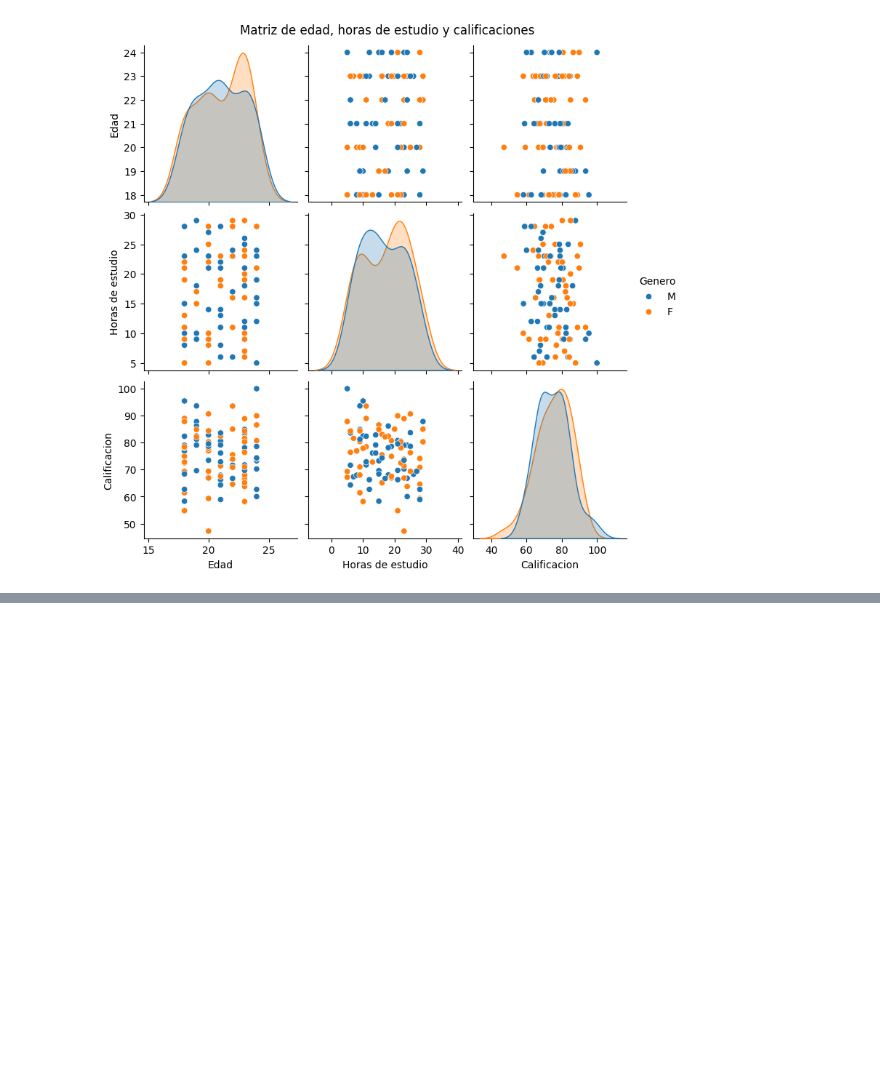
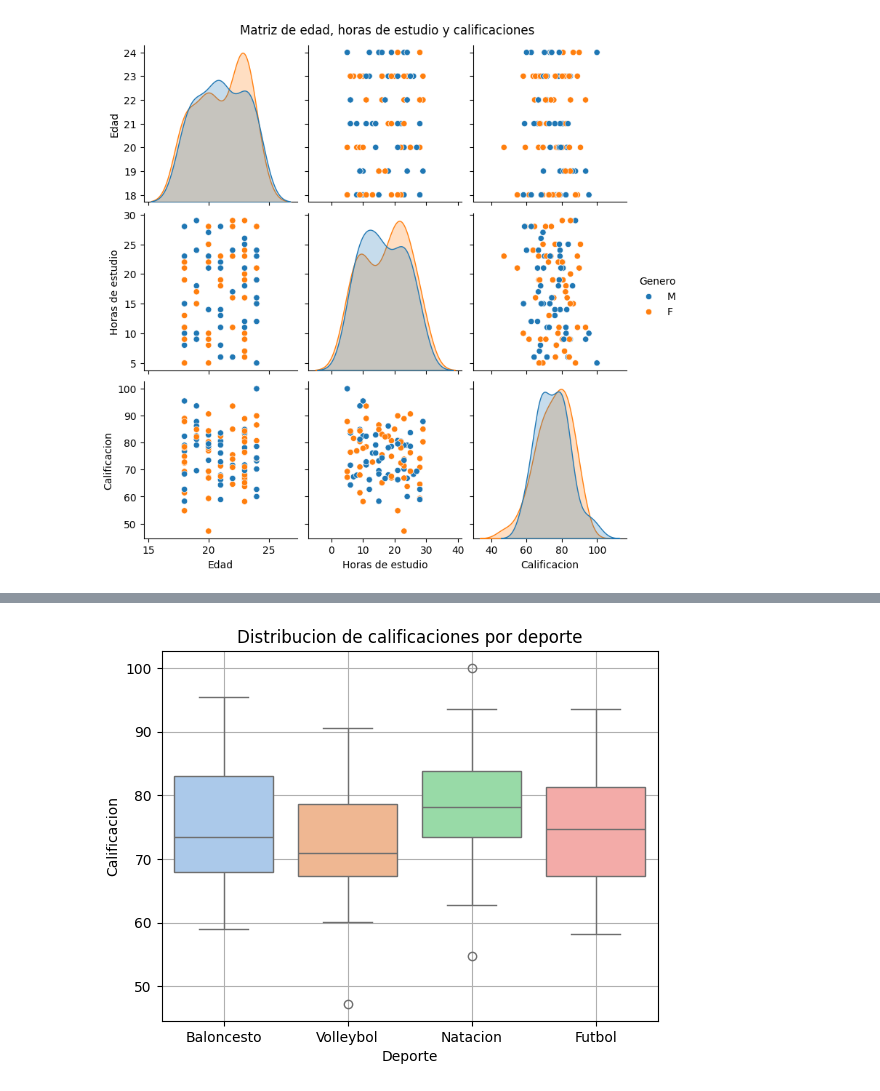
Before and after one commit to MattZG/Portafolio, a Jupyter notebook: Modulo_4.ipynb, the cells around one changed output, grey strips where cells are left out. Drawn from its saved outputs; the diff is of its cells as text; code cells hidden in the pictures; blank space fills up the shorter version.

```diff
--- a/Modulo_4.ipynb
+++ b/Modulo_4.ipynb
@@ -1059,0 +1090,9 @@ plt.show()
+# %%
+sns.boxplot(data = df, x = 'Deporte', y = 'Calificacion', hue = 'Deporte', palette = 'pastel')
+plt.xlabel('Deporte')
+plt.ylabel('Calificacion')
+plt.title('Distribucion de calificaciones por deporte')
+plt.grid(True)
+plt.show()
+# %% [output]
+[figure, added]
```
Also changed, not shown: parts of 7 cells of this notebook.
